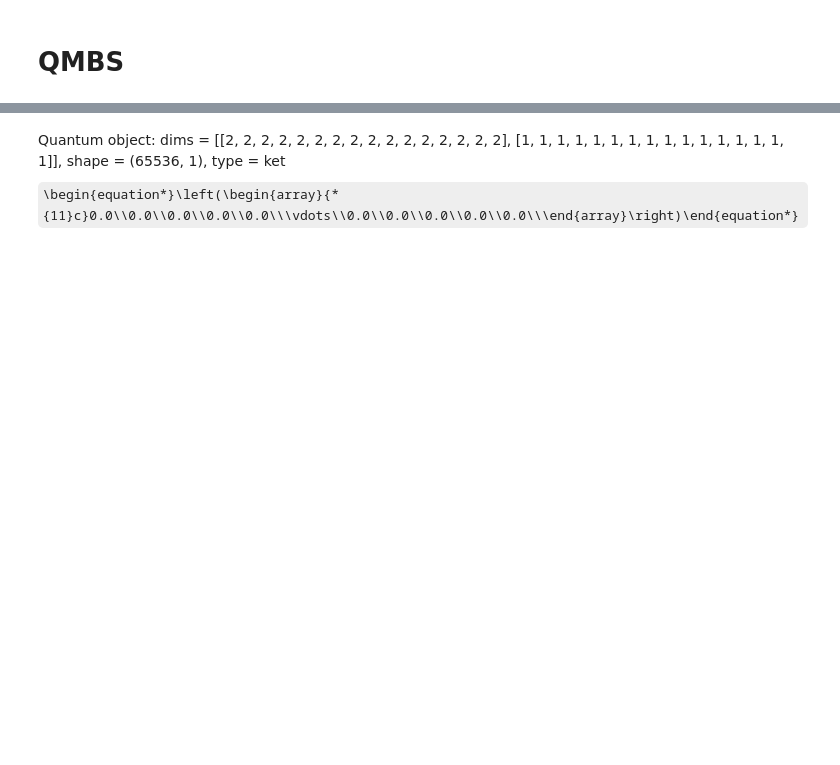
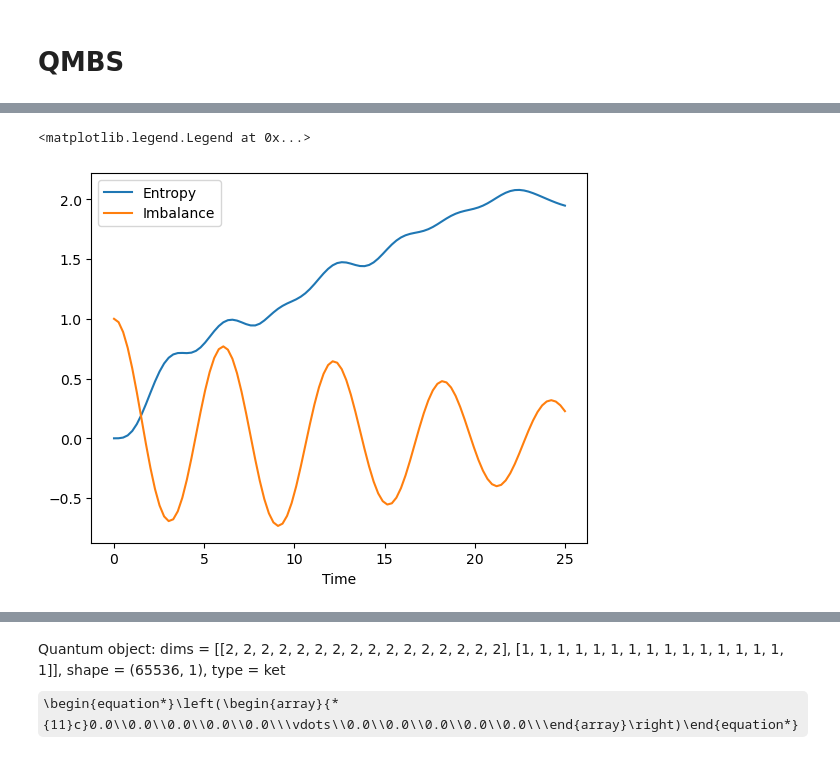
Before and after one commit to CharlieStalker/MPhys_QMBS, a Jupyter notebook: Qutip.ipynb, the cells around one changed output, grey strips where cells are left out. Cells and saved outputs as stored; diff of their text form; code cells hidden in the pictures; some formulas as TeX source; blank space fills up the shorter version.

```diff
--- a/Qutip.ipynb
+++ b/Qutip.ipynb
@@ -88,3 +92,11 @@ plt.legend()
+# %%
+plt.plot(times,VNEntropy,label = 'Entropy')
+plt.plot(times,imbalance, label = 'Imbalance')
+plt.xlabel('Time')
+plt.legend()
+# %% [output]
+<matplotlib.legend.Legend at 0x...>
+[figure, added]
 # %%
 from scipy.fft import fft,fftfreq
 # %%
```
Also changed, not shown: parts of 8 cells of this notebook.
